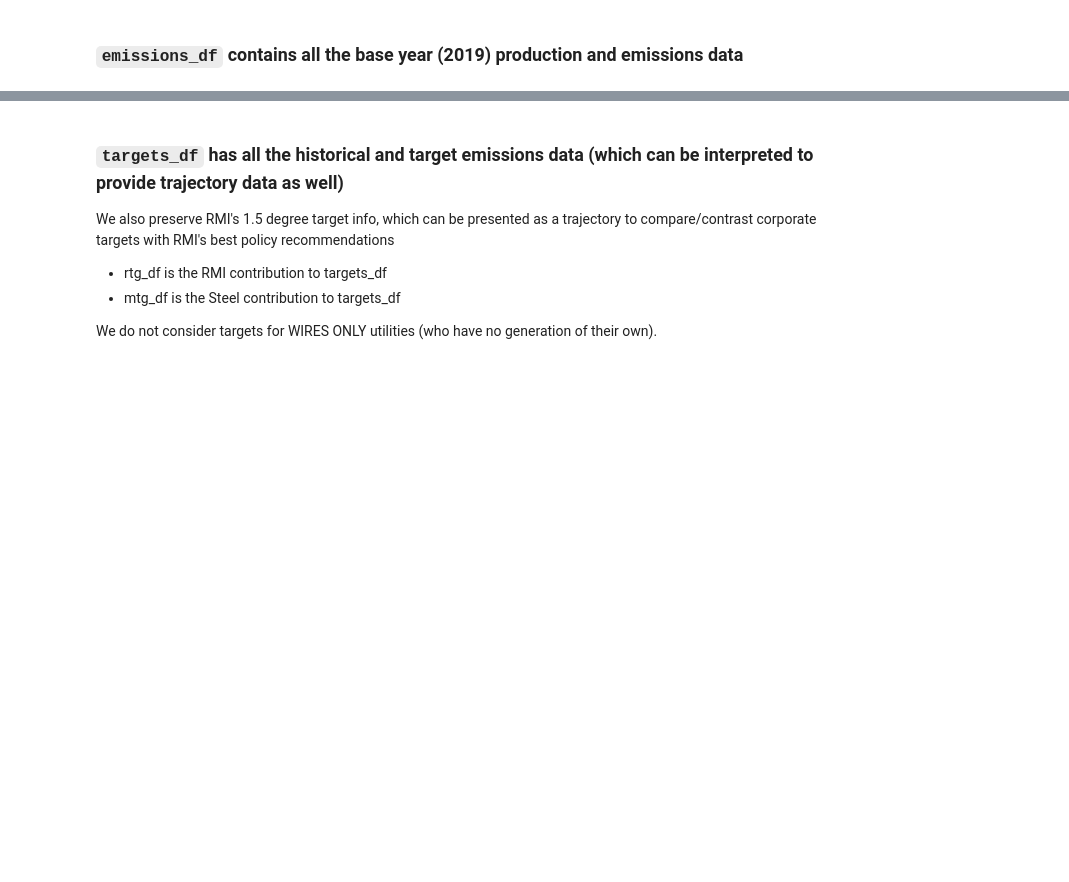
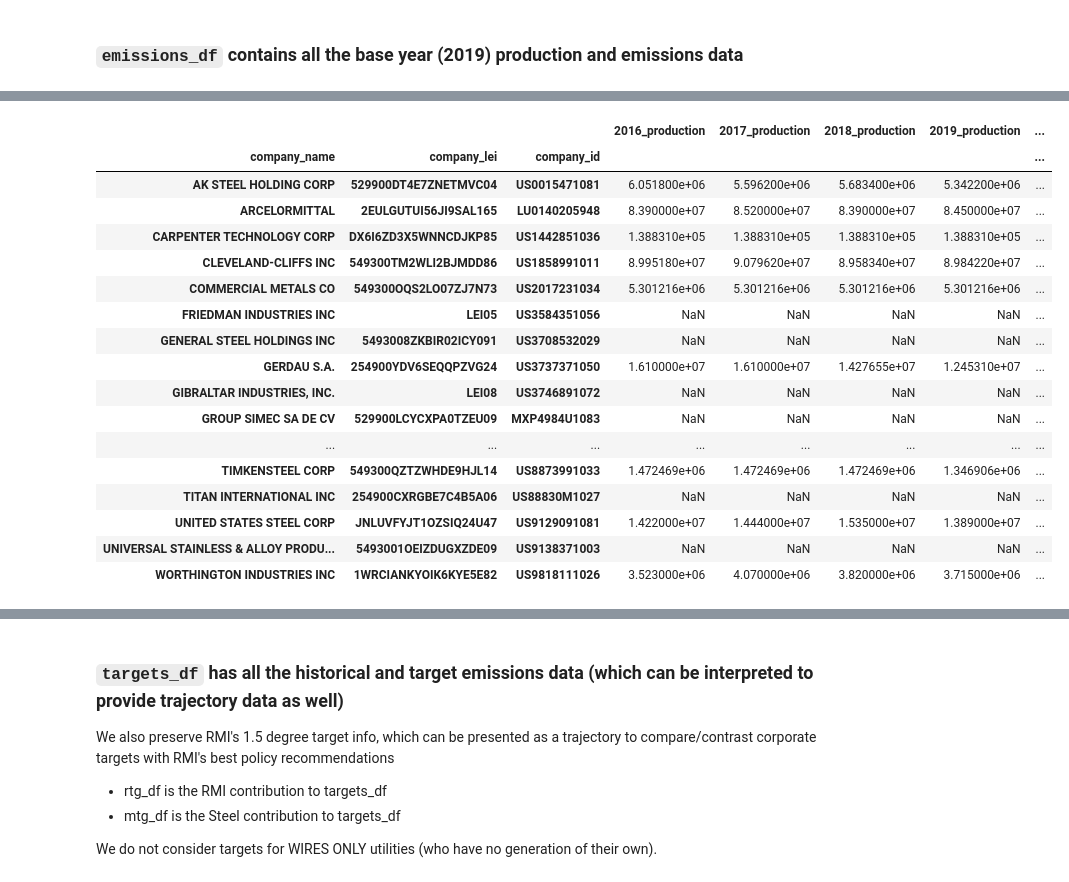
Before and after one commit to os-climate/itr-data-pipeline, a Jupyter notebook: notebooks/ITR-data-production.ipynb, the cells around one changed output, grey strips where cells are left out. Cells and saved outputs as stored; diff of their text form; code cells hidden in the pictures; blank space fills up the shorter version.

```diff
--- a/notebooks/ITR-data-production.ipynb
+++ b/notebooks/ITR-data-production.ipynb
@@ -513,0 +581,23 @@ emissions_df = pd.concat([rmi_emissions_df, steel_emissions_df])
+# %%
+template_steel_production = steel_production.loc[:, 2016:2020]
+template_steel_production.columns = template_steel_production.columns.map(lambda x: f"{x}_production")
+template_steel_production
+# %% [output]
+|  |  |  | 2016_production | 2017_production | 2018_production | 2019_production | ... |
+| company_name | company_lei | company_id |  |  |  |  | ... |
+| AK STEEL HOLDING CORP | 529900DT4E7ZNETMVC04 | US0015471081 | 6.051800e+06 | 5.596200e+06 | 5.683400e+06 | 5.342200e+06 | ... |
+| ARCELORMITTAL | 2EULGUTUI56JI9SAL165 | LU0140205948 | 8.390000e+07 | 8.520000e+07 | 8.390000e+07 | 8.450000e+07 | ... |
+| CARPENTER TECHNOLOGY CORP | DX6I6ZD3X5WNNCDJKP85 | US1442851036 | 1.388310e+05 | 1.388310e+05 | 1.388310e+05 | 1.388310e+05 | ... |
+| CLEVELAND-CLIFFS INC | 549300TM2WLI2BJMDD86 | US1858991011 | 8.995180e+07 | 9.079620e+07 | 8.958340e+07 | 8.984220e+07 | ... |
+| COMMERCIAL METALS CO | 549300OQS2LO07ZJ7N73 | US2017231034 | 5.301216e+06 | 5.301216e+06 | 5.301216e+06 | 5.301216e+06 | ... |
+| FRIEDMAN INDUSTRIES INC | LEI05 | US3584351056 | NaN | NaN | NaN | NaN | ... |
+| GENERAL STEEL HOLDINGS INC | 5493008ZKBIR02ICY091 | US3708532029 | NaN | NaN | NaN | NaN | ... |
+| GERDAU S.A. | 254900YDV6SEQQPZVG24 | US3737371050 | 1.610000e+07 | 1.610000e+07 | 1.427655e+07 | 1.245310e+07 | ... |
+| GIBRALTAR INDUSTRIES, INC. | LEI08 | US3746891072 | NaN | NaN | NaN | NaN | ... |
+| GROUP SIMEC SA DE CV | 529900LCYCXPA0TZEU09 | MXP4984U1083 | NaN | NaN | NaN | NaN | ... |
+| ... | ... | ... | ... | ... | ... | ... | ... |
+| TIMKENSTEEL CORP | 549300QZTZWHDE9HJL14 | US8873991033 | 1.472469e+06 | 1.472469e+06 | 1.472469e+06 | 1.346906e+06 | ... |
+| TITAN INTERNATIONAL INC | 254900CXRGBE7C4B5A06 | US88830M1027 | NaN | NaN | NaN | NaN | ... |
+| UNITED STATES STEEL CORP | JNLUVFYJT1OZSIQ24U47 | US9129091081 | 1.422000e+07 | 1.444000e+07 | 1.535000e+07 | 1.389000e+07 | ... |
+| UNIVERSAL STAINLESS & ALLOY PRODU... | 5493001OEIZDUGXZDE09 | US9138371003 | NaN | NaN | NaN | NaN | ... |
+| WORTHINGTON INDUSTRIES INC | 1WRCIANKYOIK6KYE5E82 | US9818111026 | 3.523000e+06 | 4.070000e+06 | 3.820000e+06 | 3.715000e+06 | ... |
```
Also changed, not shown: parts of 76 cells of this notebook, 2 other files.
